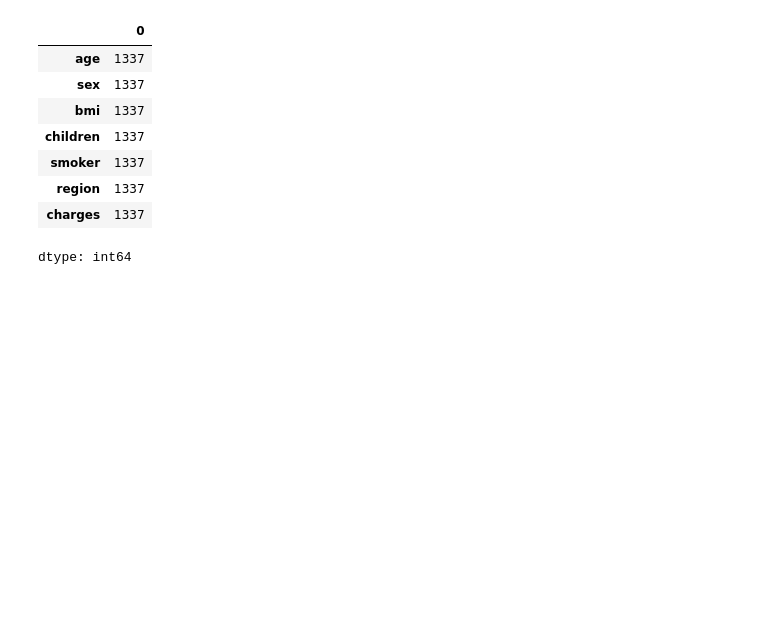
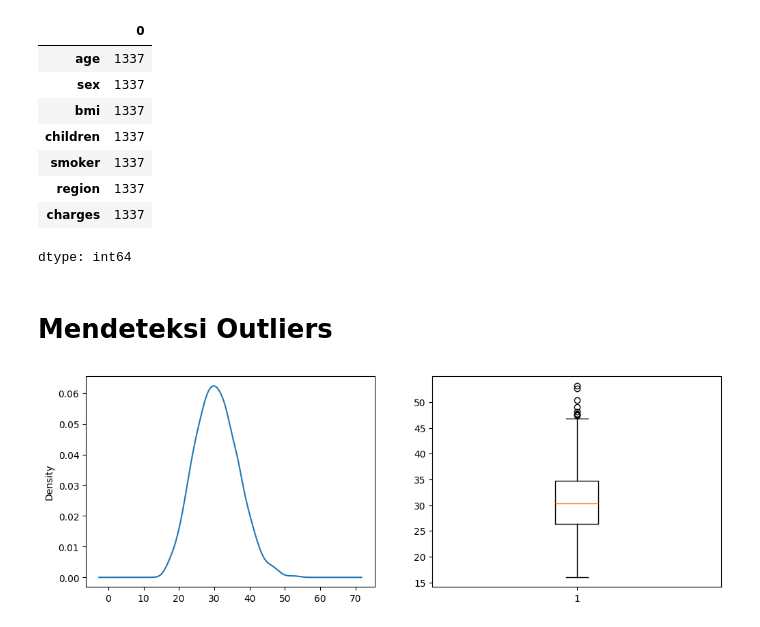
Before and after one commit to AryaWiratama26/EDA1, a Jupyter notebook: Belajar_EDA_1.ipynb, the cells around one changed output. Cells and saved outputs as stored; diff of their text form; code cells hidden in the pictures; blank space fills up the shorter version.

```diff
--- a/Belajar_EDA_1.ipynb
+++ b/Belajar_EDA_1.ipynb
@@ -97,3 +118,14 @@ df.count()
 | region | 1337 |
 | charges | 1337 |
 dtype: int64
+# %% [markdown]
+# Mendeteksi Outliers
+# %%
+f = plt.figure(figsize=(12,4))
+f.add_subplot(1,2,1)
+df['bmi'].plot(kind="kde")
+f.add_subplot(1,2,2)
+plt.boxplot(df['bmi'])
+plt.show()
+# %% [output]
+[figure, added]
```
Also changed, not shown: parts of 3 cells of this notebook.
